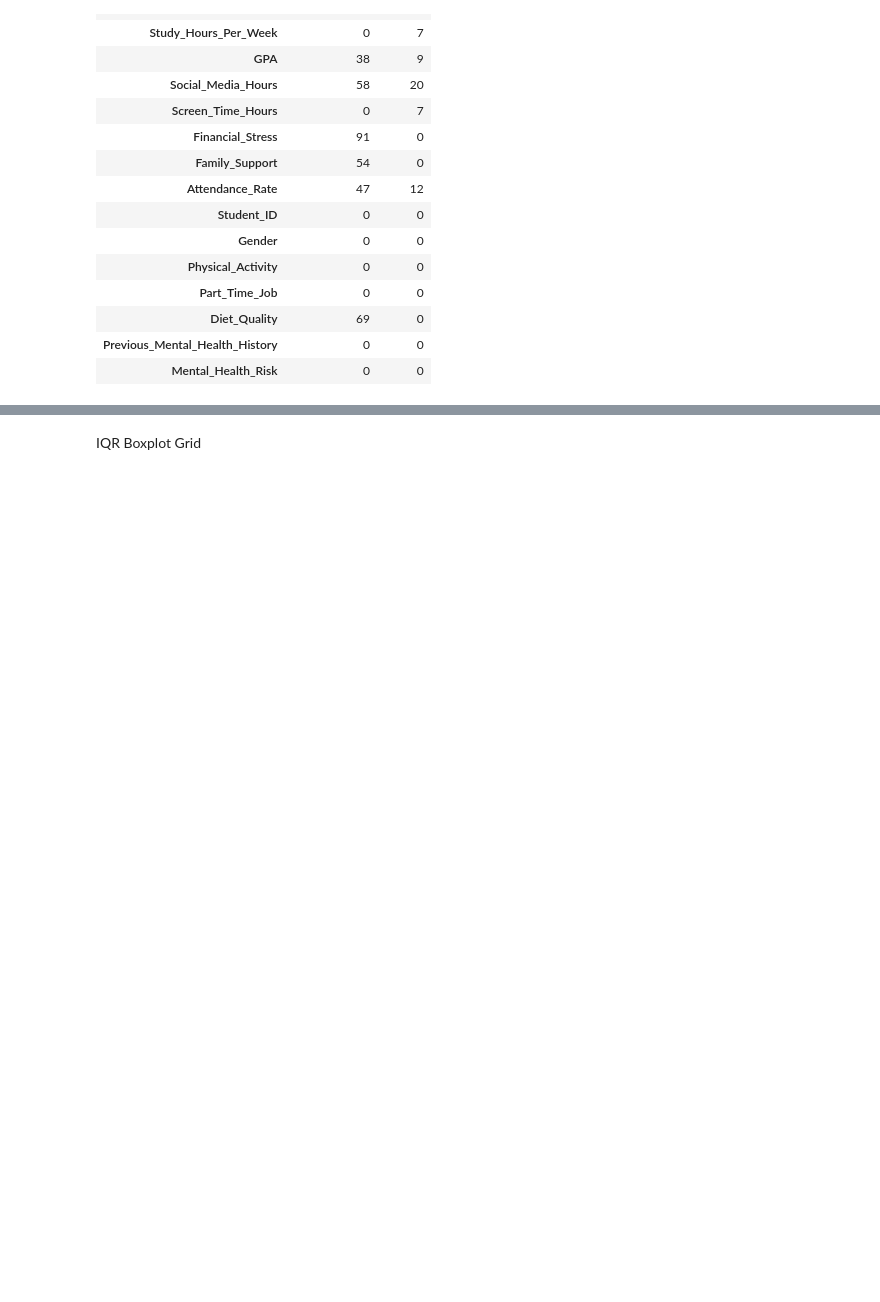
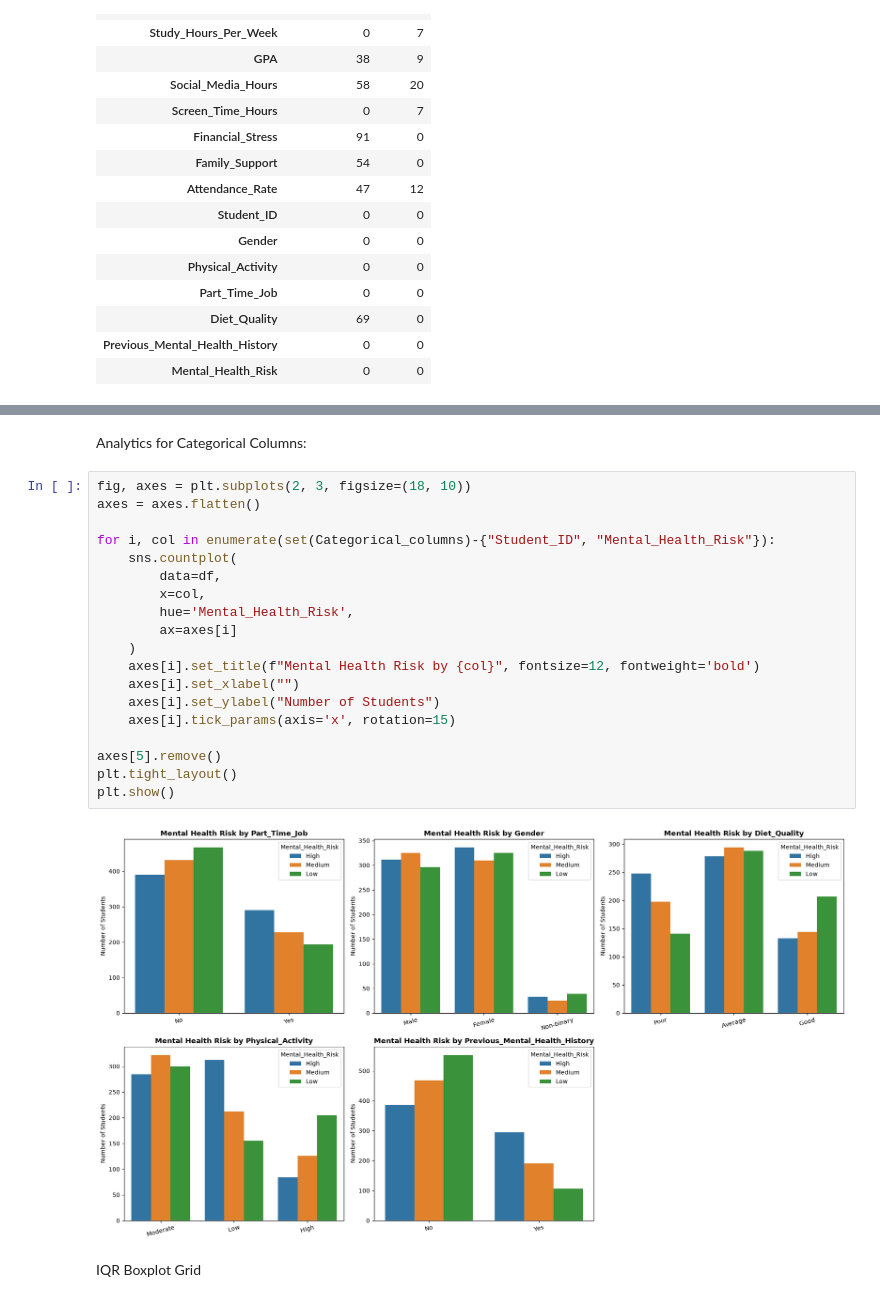
Before and after one commit to lioubiarabi/MindPulse-AI, a Jupyter notebook: notebooks/eda_audit.ipynb, the cells around one changed output, grey strips where cells are left out. Cells and saved outputs as stored; diff of their text form; blank space fills up the shorter version.

```diff
--- a/notebooks/eda_audit.ipynb
+++ b/notebooks/eda_audit.ipynb
@@ -105,3 +129,26 @@ total duplicates:  0
+# %% [markdown]
+Analytics for Categorical Columns:
+# %%
+fig, axes = plt.subplots(2, 3, figsize=(18, 10))
+axes = axes.flatten()
+
+for i, col in enumerate(set(Categorical_columns)-{"Student_ID", "Mental_Health_Risk"}):
+    sns.countplot(
+        data=df,
+        x=col,
+        hue='Mental_Health_Risk',
+        ax=axes[i]
+    )
+    axes[i].set_title(f"Mental Health Risk by {col}", fontsize=12, fontweight='bold')
+    axes[i].set_xlabel("")
+    axes[i].set_ylabel("Number of Students")
+    axes[i].tick_params(axis='x', rotation=15)
+
+axes[5].remove()
+plt.tight_layout()
+plt.show()
+# %% [output]
+[figure, added]
 # %% [markdown]
 IQR Boxplot Grid
 # %%
```
Also changed, not shown: parts of 2 cells of this notebook.
